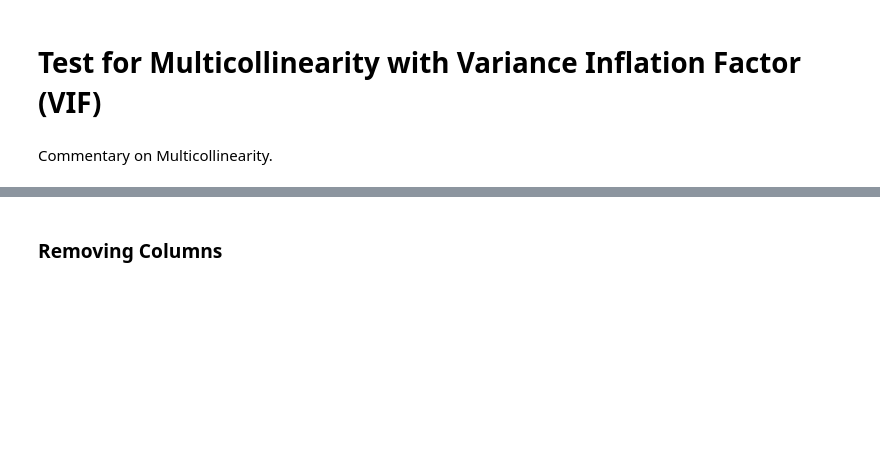
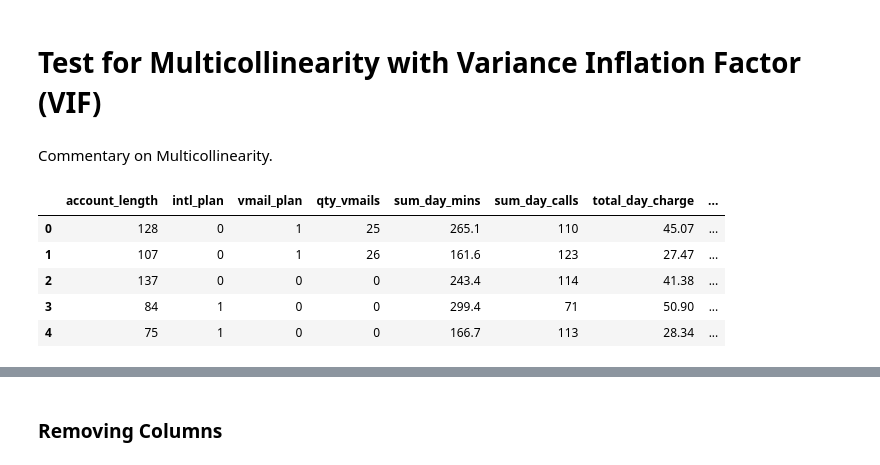
Before and after one commit to jaykayso/SyriaTel-Comm-Project, a Jupyter notebook: notebooks/Introduction + Cleaning + EDA.ipynb, the cells around one changed output, grey strips where cells are left out. Drawn from its saved outputs; the diff is of its cells as text; code cells hidden in the pictures; blank space fills up the shorter version.

```diff
--- a/notebooks/Introduction + Cleaning + EDA.ipynb
+++ b/notebooks/Introduction + Cleaning + EDA.ipynb
@@ -872,6 +897,15 @@ plt.show()
 # Test for Multicollinearity with Variance Inflation Factor (VIF)
 # %% [markdown]
 Commentary on Multicollinearity.
+# %%
+df.head()
+# %% [output]
+|  | account_length | intl_plan | vmail_plan | qty_vmails | sum_day_mins | sum_day_calls | total_day_charge | ... |
+| 0 | 128 | 0 | 1 | 25 | 265.1 | 110 | 45.07 | ... |
+| 1 | 107 | 0 | 1 | 26 | 161.6 | 123 | 27.47 | ... |
+| 2 | 137 | 0 | 0 | 0 | 243.4 | 114 | 41.38 | ... |
+| 3 | 84 | 1 | 0 | 0 | 299.4 | 71 | 50.90 | ... |
+| 4 | 75 | 1 | 0 | 0 | 166.7 | 113 | 28.34 | ... |
 # %%
 # the independent variables set
 X = df.drop(columns = 'churn')
```
Also changed, not shown: parts of 34 cells of this notebook.
